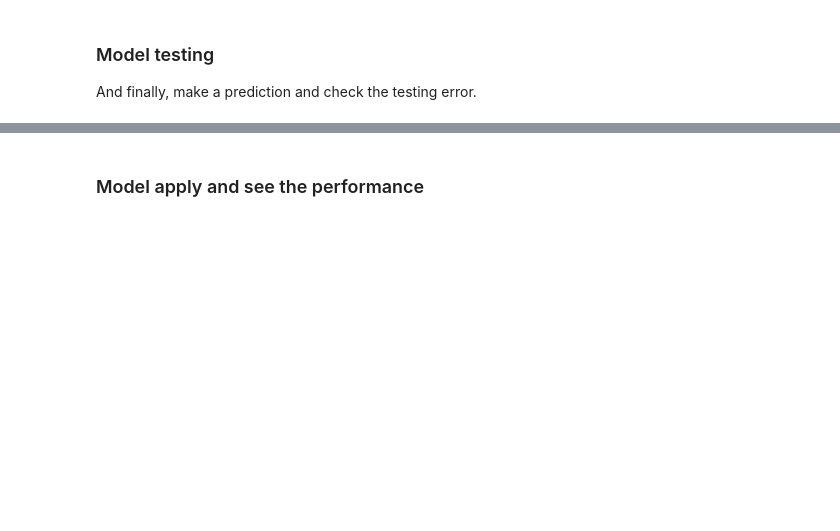
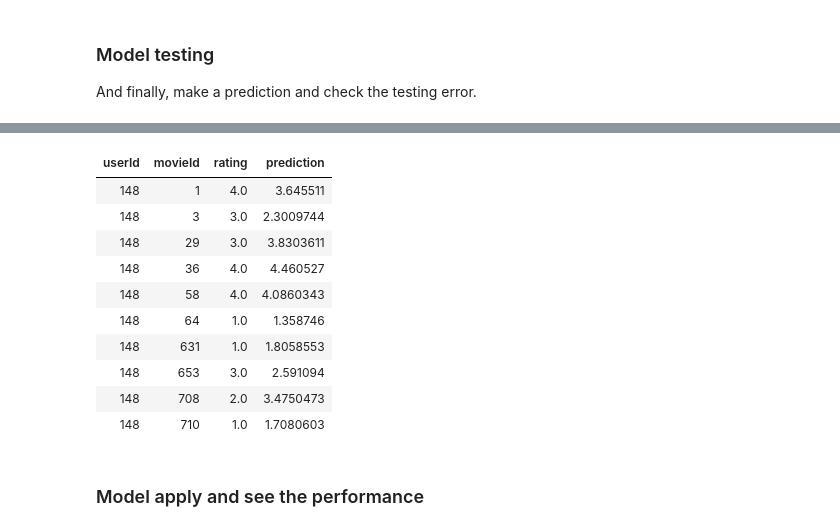
Before and after one commit to joshlingy/Movie-Recommendation-Engine-in-Apache-Spark, a Jupyter notebook: Movie Recommendation Engine in Apache Spark.ipynb, the cells around one changed output, grey strips where cells are left out. Saved outputs shown, nothing was run; the diff lists cells and outputs as text; code cells hidden in the pictures; blank space fills up the shorter version.

```diff
--- a/Movie Recommendation Engine in Apache Spark.ipynb
+++ b/Movie Recommendation Engine in Apache Spark.ipynb
@@ -370,3 +421,21 @@ predictions.show(10)
+# %%
+#predictions.show(10)
+
+predictions.createOrReplaceTempView("predictions")
+
+display (spark.sql("SELECT * FROM predictions limit 10"))
+# %% [output]
+| userId | movieId | rating | prediction |
+| 148 | 1 | 4.0 | 3.645511 |
+| 148 | 3 | 3.0 | 2.3009744 |
+| 148 | 29 | 3.0 | 3.8303611 |
+| 148 | 36 | 4.0 | 4.460527 |
+| 148 | 58 | 4.0 | 4.0860343 |
+| 148 | 64 | 1.0 | 1.358746 |
+| 148 | 631 | 1.0 | 1.8058553 |
+| 148 | 653 | 3.0 | 2.591094 |
+| 148 | 708 | 2.0 | 3.4750473 |
+| 148 | 710 | 1.0 | 1.7080603 |
 # %% [markdown]
 ### Model apply and see the performance
 # %%
```
Also changed, not shown: parts of 19 cells of this notebook.
